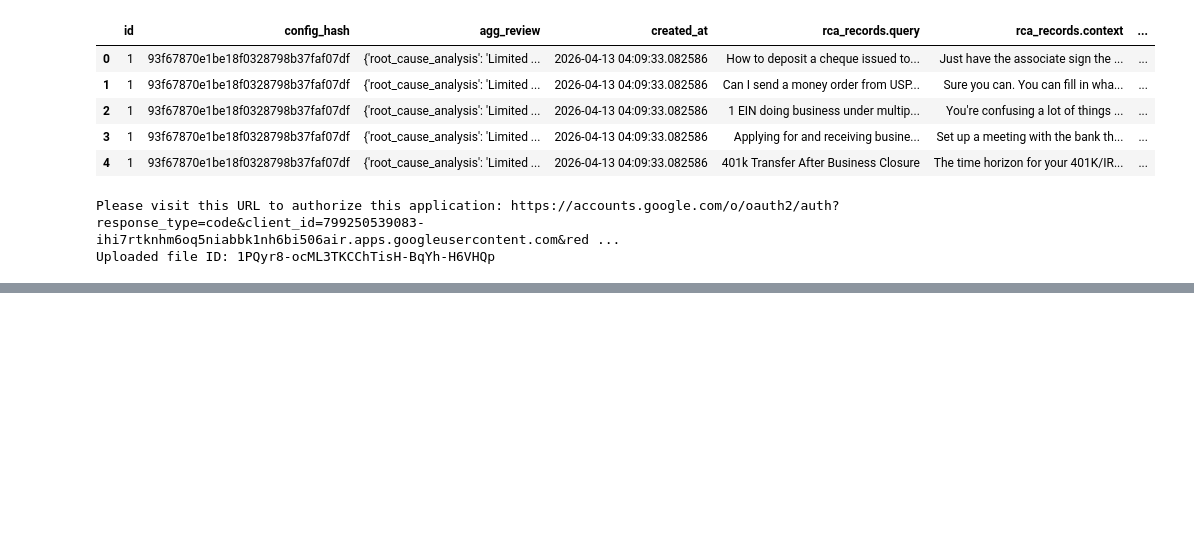
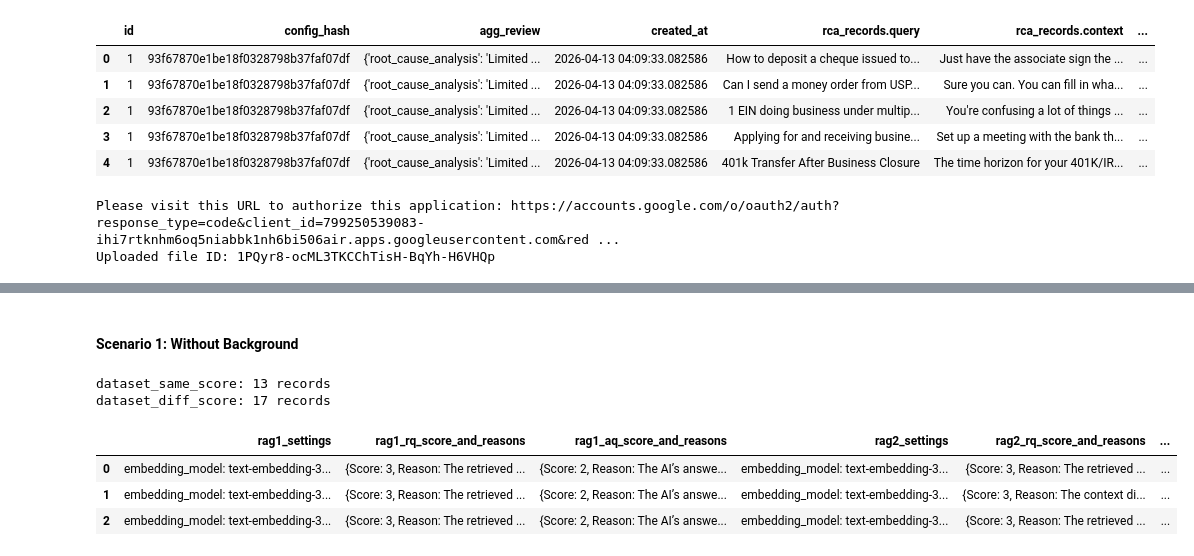
Before and after one commit to hanhanwu/Yokan, a Jupyter notebook: experiments_ragdr_v2/root_cause_analysis_exp4.ipynb, the cells around one changed output, grey strips where cells are left out. Cells and saved outputs as stored; diff of their text form; code cells hidden in the pictures; blank space fills up the shorter version.

Commit message:
compare 2 RAGs v1

```diff
--- a/experiments_ragdr_v2/root_cause_analysis_exp4.ipynb
+++ b/experiments_ragdr_v2/root_cause_analysis_exp4.ipynb
@@ -74,0 +151,61 @@ Uploaded file ID: 1PQyr8-ocML3TKCChTisH-BqYh-H6VHQp
+# %% [markdown]
+#### Scenario 1: Without Background
+# %%
+selected_hashes = ['fac62bbce5555de5ca44b01442baea3f', '93f67870e1be18f0328798b37faf07df']
+# %%
+# Build two comparison datasets for compare_2rags_async_v1
+assert len(selected_hashes) == 2, "selected_hashes must contain exactly 2 config hashes"
+hash1, hash2 = selected_hashes
+
+QUERY_COL     = 'rca_records.query'
+RQ_SCORE_COL  = 'rca_records.retrieval_quality_score'
+AQ_SCORE_COL  = 'rca_records.answer_quality_score'
+RQ_REASON_COL = 'rca_records.rq_reasoning'
+AQ_REASON_COL = 'rca_records.aq_reasoning'
+
+# --- Build per-config settings string ---
+def build_settings_str(config_hash):
+    r = disinct_settings[disinct_settings['config_hash'] == config_hash].iloc[0]
+    return ", ".join(f"{col}: {r[col]}" for col in ['embedding_model', 'top_n_retrieval', 'semantic_weight', 'answer_gen_llm'])
+
+rag1_settings_str = build_settings_str(hash1)
+rag2_settings_str = build_settings_str(hash2)
+
+# --- Subset and merge on query (no full-frame copy) ---
+keep_cols = [QUERY_COL, RQ_SCORE_COL, AQ_SCORE_COL, RQ_REASON_COL, AQ_REASON_COL]
+df_merged = (df_records_rows[df_records_rows['config_hash'] == hash1][keep_cols]
+             .merge(df_records_rows[df_records_rows['config_hash'] == hash2][keep_cols],
+                    on=QUERY_COL, suffixes=('_rag1', '_rag2')))
+
+# --- Convert score cols to numeric in one call ---
+score_num_cols = [RQ_SCORE_COL + s for s in ('_rag1', '_rag2')] + [AQ_SCORE_COL + s for s in ('_rag1', '_rag2')]
+df_merged[score_num_cols] = df_merged[score_num_cols].apply(pd.to_numeric, errors='coerce')
+
+# --- Add formatted columns once on merged frame, then slice ---
+df_merged['rag1_settings'] = rag1_settings_str
+df_merged['rag2_settings'] = rag2_settings_str
+for rag, sfx in [('rag1', '_rag1'), ('rag2', '_rag2')]:
+    for name, sc, rc in [('rq', RQ_SCORE_COL, RQ_REASON_COL), ('aq', AQ_SCORE_COL, AQ_REASON_COL)]:
+        df_merged[f'{rag}_{name}_score_and_reasons'] = (
+            '{Score: ' + df_merged[sc+sfx].astype(str) + ', Reason: ' + df_merged[rc+sfx].astype(str) + '}'
+        )
+
+rq_diff = (df_merged[RQ_SCORE_COL + '_rag1'] - df_merged[RQ_SCORE_COL + '_rag2']).abs()
+aq_diff = (df_merged[AQ_SCORE_COL + '_rag1'] - df_merged[AQ_SCORE_COL + '_rag2']).abs()
+
+final_cols = ['rag1_settings', 'rag1_rq_score_and_reasons', 'rag1_aq_score_and_reasons',
+              'rag2_settings', 'rag2_rq_score_and_reasons', 'rag2_aq_score_and_reasons']
+dataset_same_score = df_merged[(rq_diff == 0) & (aq_diff == 0)][final_cols].reset_index(drop=True)
+dataset_diff_score = df_merged[(rq_diff != 0) | (aq_diff != 0)][final_cols].reset_index(drop=True)
+
+print(f"dataset_same_score: {len(dataset_same_score)} records")
+print(f"dataset_diff_score: {len(dataset_diff_score)} records")
+display(dataset_same_score.head(3))
+display(dataset_diff_score.head(3))
+# %% [output]
+dataset_same_score: 13 records
+dataset_diff_score: 17 records
+|  | rag1_settings | rag1_rq_score_and_reasons | rag1_aq_score_and_reasons | rag2_settings | rag2_rq_score_and_reasons | ... |
+| 0 | embedding_model: text-embedding-3... | {Score: 3, Reason: The retrieved ... | {Score: 2, Reason: The AI’s answe... | embedding_model: text-embedding-3... | {Score: 3, Reason: The retrieved ... | ... |
+| 1 | embedding_model: text-embedding-3... | {Score: 3, Reason: The retrieved ... | {Score: 2, Reason: The AI’s answe... | embedding_model: text-embedding-3... | {Score: 3, Reason: The context di... | ... |
+| 2 | embedding_model: text-embedding-3... | {Score: 3, Reason: The retrieved ... | {Score: 2, Reason: The AI’s answe... | embedding_model: text-embedding-3... | {Score: 3, Reason: The retrieved ... | ... |
```
Also changed, not shown: parts of 8 cells of this notebook, 2 other files.
